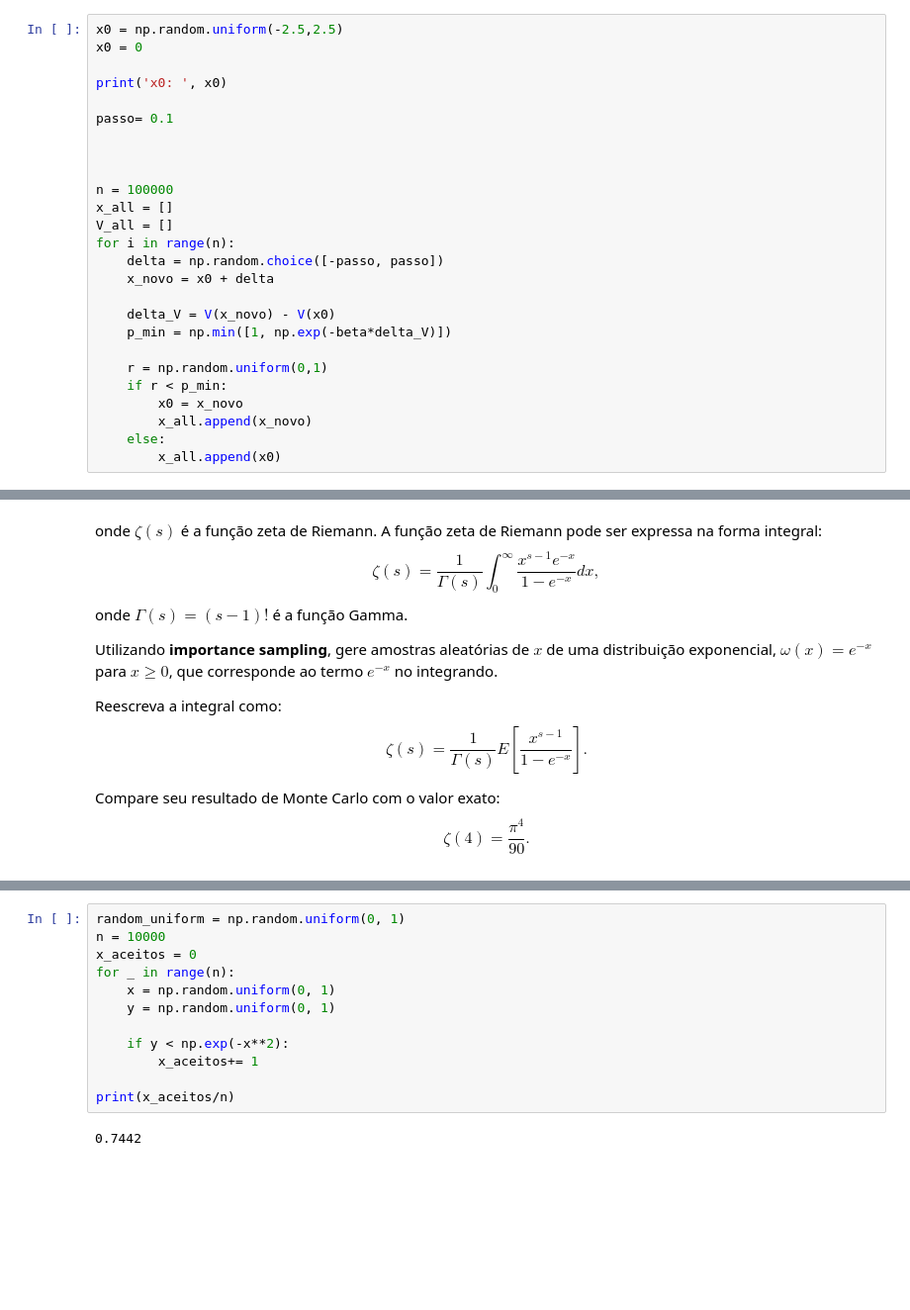
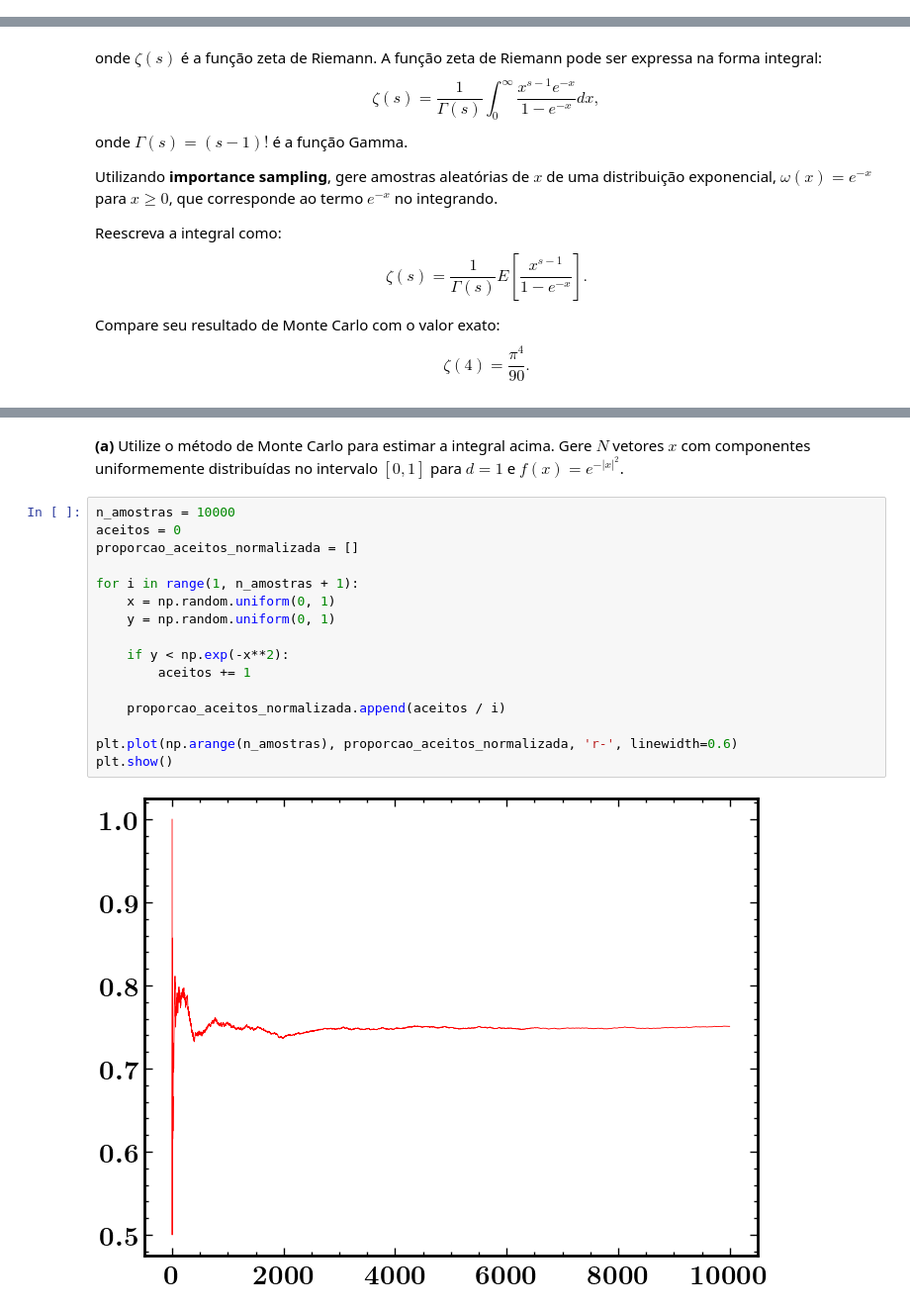
Before and after one commit to walacevale/Monte_Carlo, a Jupyter notebook: Lista 1/Lista1.ipynb, the cells around one changed output, grey strips where cells are left out. Shown at 99% size. Drawn from its saved outputs; the diff is of its cells as text; blank space fills up the shorter version.

```diff
--- a/Lista 1/Lista1.ipynb
+++ b/Lista 1/Lista1.ipynb
@@ -280,26 +286,0 @@ for ax, beta in zip(axes.flat, betas):
-# %%
-x0 = np.random.uniform(-2.5,2.5)
-x0 = 0
-
-print('x0: ', x0)
-
-passo= 0.1
-
-
-
-n = 100000
-x_all = []
-V_all = []
-for i in range(n):
-    delta = np.random.choice([-passo, passo])
-    x_novo = x0 + delta
-
-    delta_V = V(x_novo) - V(x0)
-    p_min = np.min([1, np.exp(-beta*delta_V)])
-
-    r = np.random.uniform(0,1)
-    if r < p_min:
-        x0 = x_novo
-        x_all.append(x_novo)
-    else:
-        x_all.append(x0)
@@ -361,14 +341,21 @@ plt.plot(np.arange(num_amostras), np.array(soma_integral_pontal))
+# %% [markdown]
+**(a)** Utilize o método de Monte Carlo para estimar a integral acima. Gere $ N $ vetores $ x $ com componentes uniformemente distribuídas no intervalo $[0,1]$ para $ d = 1 $ e
+$ f(x) = e^{-|x|^2} $.
 # %%
-random_uniform = np.random.uniform(0, 1)
-n = 10000
-x_aceitos = 0
-for _ in range(n):
+n_amostras = 10000
+aceitos = 0
+proporcao_aceitos_normalizada = []
+
+for i in range(1, n_amostras + 1):
     x = np.random.uniform(0, 1)
     y = np.random.uniform(0, 1)
 
     if y < np.exp(-x**2):
-        x_aceitos+= 1
+        aceitos += 1
 
-print(x_aceitos/n)
+    proporcao_aceitos_normalizada.append(aceitos / i)
+
+plt.plot(np.arange(n_amostras), proporcao_aceitos_normalizada, 'r-', linewidth=0.6)
+plt.show()
 # %% [output]
-0.7442
+[figure, added]
```
Also changed, not shown: parts of 35 cells of this notebook.
